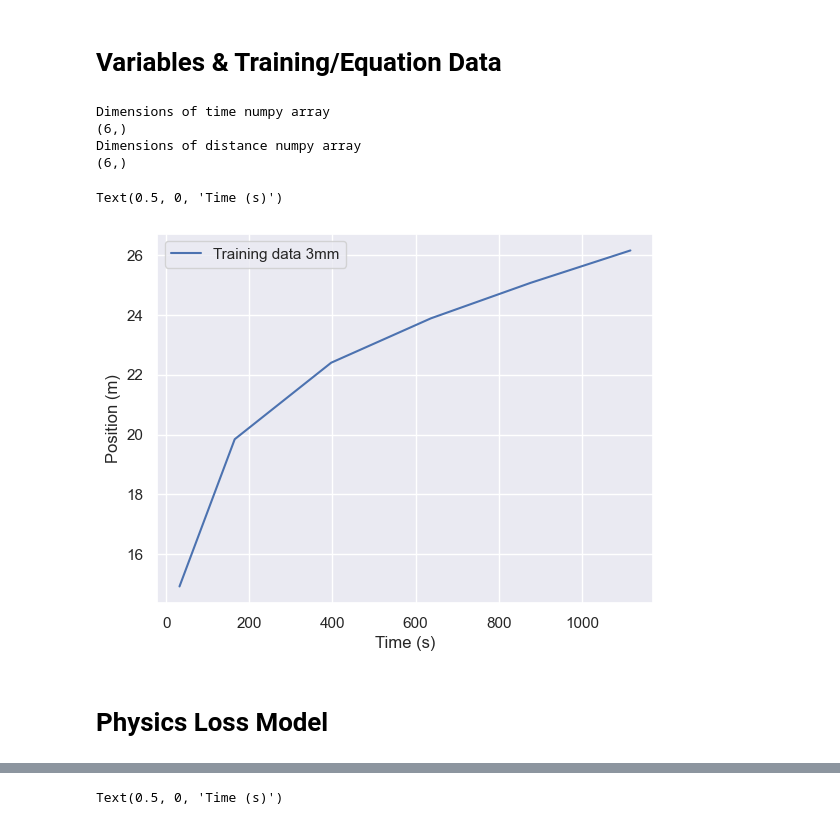
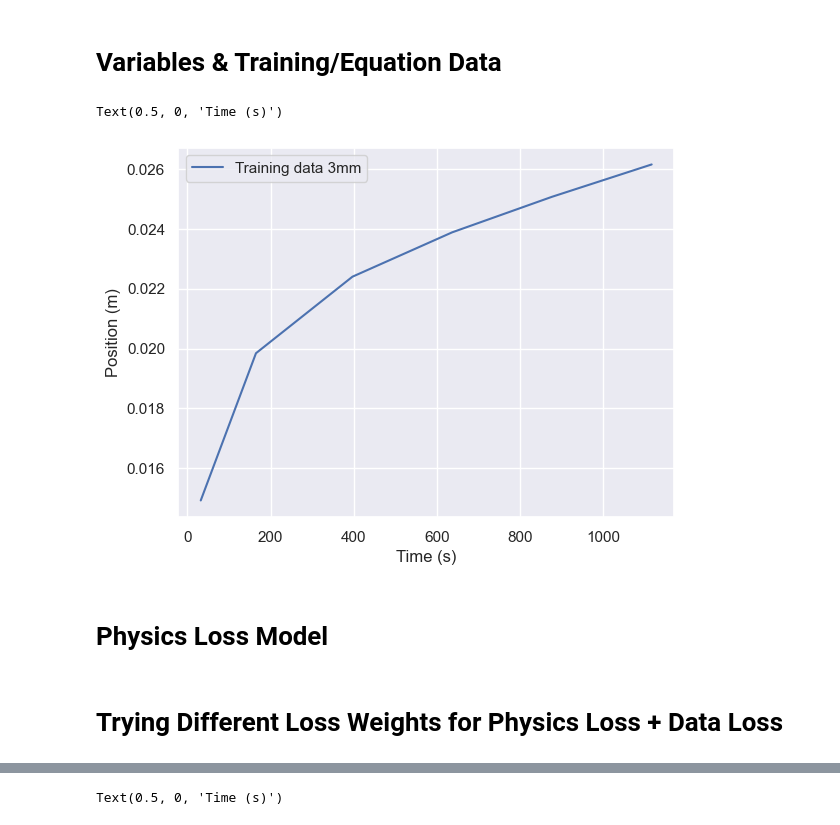
Before and after one commit to rahavdayan/pinns-model, a Jupyter notebook: src/ferrofluid/ferrofluid.ipynb, the cells around one changed output, grey strips where cells are left out. Drawn from its saved outputs; the diff is of its cells as text; code cells hidden in the pictures.

```diff
--- a/src/ferrofluid/ferrofluid.ipynb
+++ b/src/ferrofluid/ferrofluid.ipynb
@@ -20,39 +20,26 @@ np.random.seed(10)
 # %%
 # Different variables for problem
 r = 0.005                           # Radius of droplet in [m]
 V = (4/3)*np.pi*(r**3)              # Volume of droplet in [m^3]
 mu_0 = 1.256637*(10**-6)            # Permeability of free space [m*kg/(s*A)]
 eta = 50                            # Viscosity in [Pa*s]
 M = magnetization                   # Magnetization in [Oe]
 H = magnetic_field                  # Magnetic field in [KA/m]
 dH_dx = magnetic_field_deriv        # Derivative of magnetic field with respect to distance in [KA/m^2]
 
-# # Make data from equation
-# eq = functools.partial(position)
-times = np.linspace(0, 1000, 1000)      # Time in [s]
-# x = eq(t)                           # Position in [m]
+# Grab training data
+train_t, train_x = position_3mm_droplet()
+train_t_scaled = (train_t - np.min(train_t)) / (np.max(train_t) - np.min(train_t))
+train_x_scaled = (train_x - np.min(train_x)) / (np.max(train_x) - np.min(train_x))
 
-# Make training data
-train_t, train_x = position_3mm_droplet()
-print('Dimensions of time numpy array')
-print(train_t.shape)
-print('Dimensions of distance numpy array')
-print(train_x.shape)
-
-# Plot training data and equation data
-# plt.plot(t, x, 'o')
+# Plot training data
 plt.plot(train_t, train_x)
-# plt.legend(['Equation', 'Training data'])
 plt.legend(['Training data 3mm'])
 plt.ylabel('Position (m)')
 plt.xlabel('Time (s)')
 # %% [output]
-Dimensions of time numpy array
-(6,)
-Dimensions of distance numpy array
-(6,)
+Text(0.5, 0, 'Time (s)')
-Text(0.5, 0, 'Time (s)')
-[figure, old version]
+[figure, new version]
 # %% [markdown]
 # Physics Loss Model
 # %%
@@ -63,3 +50,5 @@ def physics_loss(model: torch.nn.Module):
     pde = (V*M(xs)*mu_0*dH_dx(xs))/(6*r*np.pi*eta) - dx
 
     return torch.mean(pde**2)
+# %% [markdown]
+# Trying Different Loss Weights for Physics Loss + Data Loss
```
Also changed, not shown: parts of 4 cells of this notebook, 1 other file.
